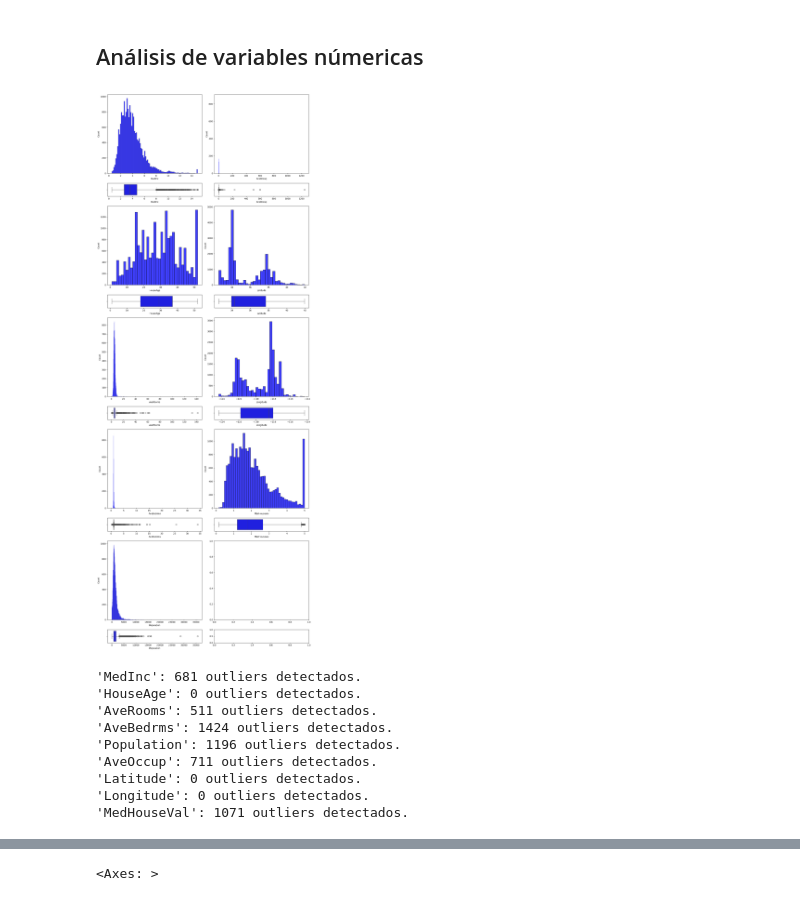
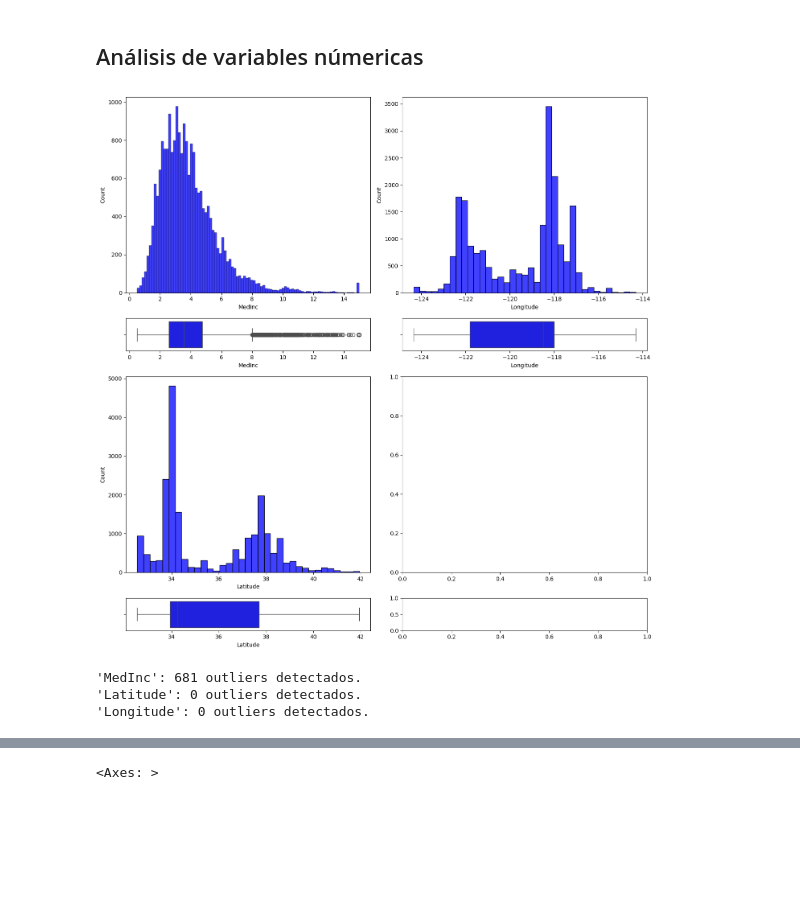
Before and after one commit to 4GeeksAcademy/UNSUPERVISED_LEARNING_JesusCastanedam, a Jupyter notebook: src/explore.ipynb, the cells around one changed output, grey strips where cells are left out. Drawn from its saved outputs; the diff is of its cells as text; code cells hidden in the pictures; blank space fills up the shorter version.

```diff
--- a/src/explore.ipynb
+++ b/src/explore.ipynb
@@ -79,26 +63,28 @@ np.int64(0)
 # %% [markdown]
 ## Análisis de variables númericas
 # %%
-variables = ['MedInc', 'HouseAge', 'AveRooms', 'AveBedrms', 'Population', 'AveOccup','Latitude', 'Longitude', 'MedHouseVal']
+variables = ['MedInc','Latitude', 'Longitude']
+# %%
+df = df[variables]
 # %%
-# Creamos 12 filas (n variables x 2 filas cada una), 2 columnas (2 variables por fila)
-fig, axis = plt.subplots(10, 2, figsize=(14, 36),gridspec_kw={"height_ratios": [6, 1]*5})
+# Creamos n filas (n variables x 2 filas cada una), 2 columnas (2 variables por fila)
+fig, axis = plt.subplots(4, 2, figsize=(14, 14),gridspec_kw={"height_ratios": [6, 1]*2})
 
 for idx, var in enumerate(variables):
-    col = idx // 5        # 0 para las primeras n, 1 para las otras n
-    row = (idx % 5) * 2   # filas 0, 2, 4... para histogramas; +1 para boxplots
+    col = idx // 2        # 0 para las primeras n, 1 para las otras n
+    row = (idx % 2) * 2   # filas 0, 2, 4... para histogramas; +1 para boxplots
 
     sns.histplot(ax=axis[row, col], data=df, x=var, color='b')
     axis[row, col]
 
     sns.boxplot(ax=axis[row + 1, col], data=df, x=var, orient='h', color='b')
     axis[row + 1, col]
 
 # Ajustamos el diseño
 plt.tight_layout()
 plt.show()
 # %% [output]
-[figure, old version]
+[figure, new version]
 # %%
 # Detectar outliers usando el método IQR
 outliers = {}
@@ -109,19 +95,13 @@ for columna in variables:
     IQR = Q3 - Q1
     lower_bound = Q1 - 1.5 * IQR
     upper_bound = Q3 + 1.5 * IQR
-    outlier_indices = df[(df[columna] < lower_bound) | (df[columna] > upper_bound)].indeX_array_array_array
+    outlier_indices = df[(df[columna] < lower_bound) | (df[columna] > upper_bound)]
     outliers[columna] = len(outlier_indices)
     print(f"'{columna}': {len(outlier_indices)} outliers detectados.")
 # %% [output]
 'MedInc': 681 outliers detectados.
-'HouseAge': 0 outliers detectados.
-'AveRooms': 511 outliers detectados.
-'AveBedrms': 1424 outliers detectados.
-'Population': 1196 outliers detectados.
-'AveOccup': 711 outliers detectados.
 'Latitude': 0 outliers detectados.
 'Longitude': 0 outliers detectados.
-'MedHouseVal': 1071 outliers detectados.
 # %%
 df_sin_outliers = df.copy()
 
```
Also changed, not shown: parts of 37 cells of this notebook, 2 other files.
